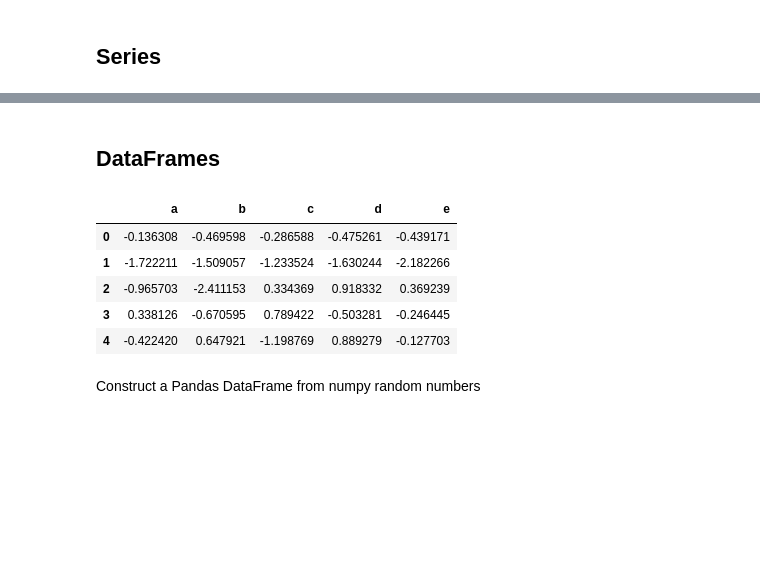
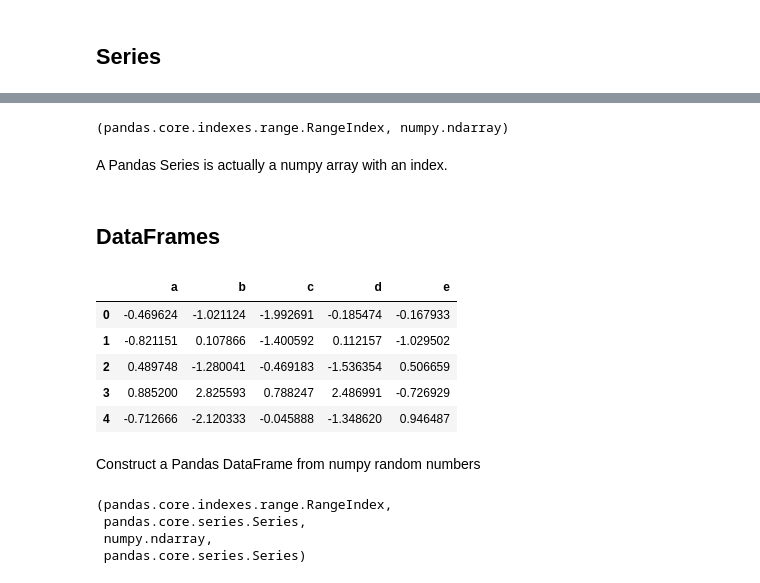
Before and after one commit to lungben/python_tutorial, a Jupyter notebook: pandas.ipynb, the cells around one changed output, grey strips where cells are left out. Saved outputs shown, nothing was run; the diff lists cells and outputs as text; code cells hidden in the pictures; blank space fills up the shorter version.

Commit message:
more on Pandas

```diff
--- a/pandas.ipynb
+++ b/pandas.ipynb
@@ -3,3 +3,4 @@
 # %%
 import pandas as pd
 import numpy as np
+pd.options.display.max_columns = None # display all columns in notebook
@@ -17,15 +29,28 @@ s.head() # shows the first n (standard: 5) rows of a dataframe
 dtype: float64
+# %%
+type(s.index), type(s.values)
+# %% [output]
+(pandas.core.indexes.range.RangeIndex, numpy.ndarray)
+# %% [markdown]
+A Pandas Series is actually a numpy array with an index.
 # %% [markdown]
 ## DataFrames
 # %%
-df = pd.DataFrame(np.random.randn(10000, 5), columns=['a', 'b', 'c', 'd', 'e'])
-df.head() # shows the first n (standard: 5) rows of a dataframe
+df_rdn = pd.DataFrame(np.random.randn(10000, 5), columns=['a', 'b', 'c', 'd', 'e'])
+df_rdn.head() # shows the first n (standard: 5) rows of a dataframe
 # %% [output]
 |  | a | b | c | d | e |
-| 0 | -0.136308 | -0.469598 | -0.286588 | -0.475261 | -0.439171 |
-| 1 | -1.722211 | -1.509057 | -1.233524 | -1.630244 | -2.182266 |
-| 2 | -0.965703 | -2.411153 | 0.334369 | 0.918332 | 0.369239 |
-| 3 | 0.338126 | -0.670595 | 0.789422 | -0.503281 | -0.246445 |
-| 4 | -0.422420 | 0.647921 | -1.198769 | 0.889279 | -0.127703 |
+| 0 | -0.469624 | -1.021124 | -1.992691 | -0.185474 | -0.167933 |
+| 1 | -0.821151 | 0.107866 | -1.400592 | 0.112157 | -1.029502 |
+| 2 | 0.489748 | -1.280041 | -0.469183 | -1.536354 | 0.506659 |
+| 3 | 0.885200 | 2.825593 | 0.788247 | 2.486991 | -0.726929 |
+| 4 | -0.712666 | -2.120333 | -0.045888 | -1.348620 | 0.946487 |
 # %% [markdown]
 Construct a Pandas DataFrame from numpy random numbers
+# %%
+type(df_rdn.index), type(df_rdn.a), type(df_rdn.a.values), type(df_rdn['b'])
+# %% [output]
+(pandas.core.indexes.range.RangeIndex,
+ pandas.core.series.Series,
+ numpy.ndarray,
+ pandas.core.series.Series)
```
Also changed, not shown: parts of 45 cells of this notebook, 1 other file.
